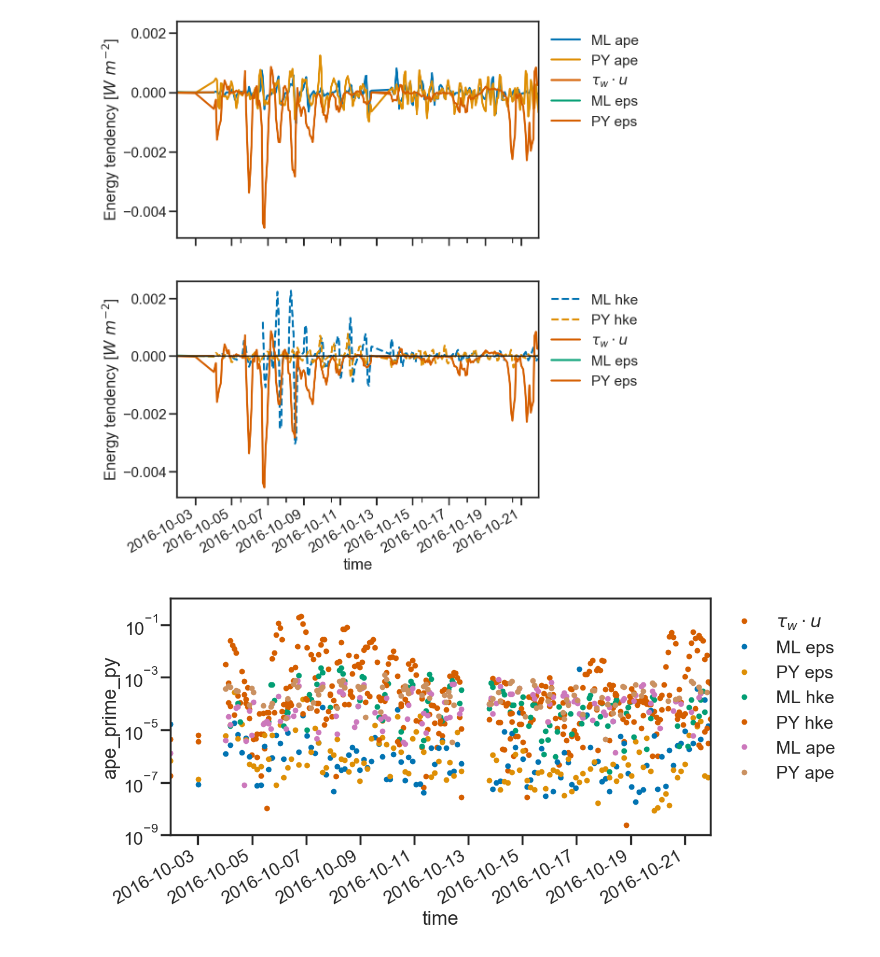
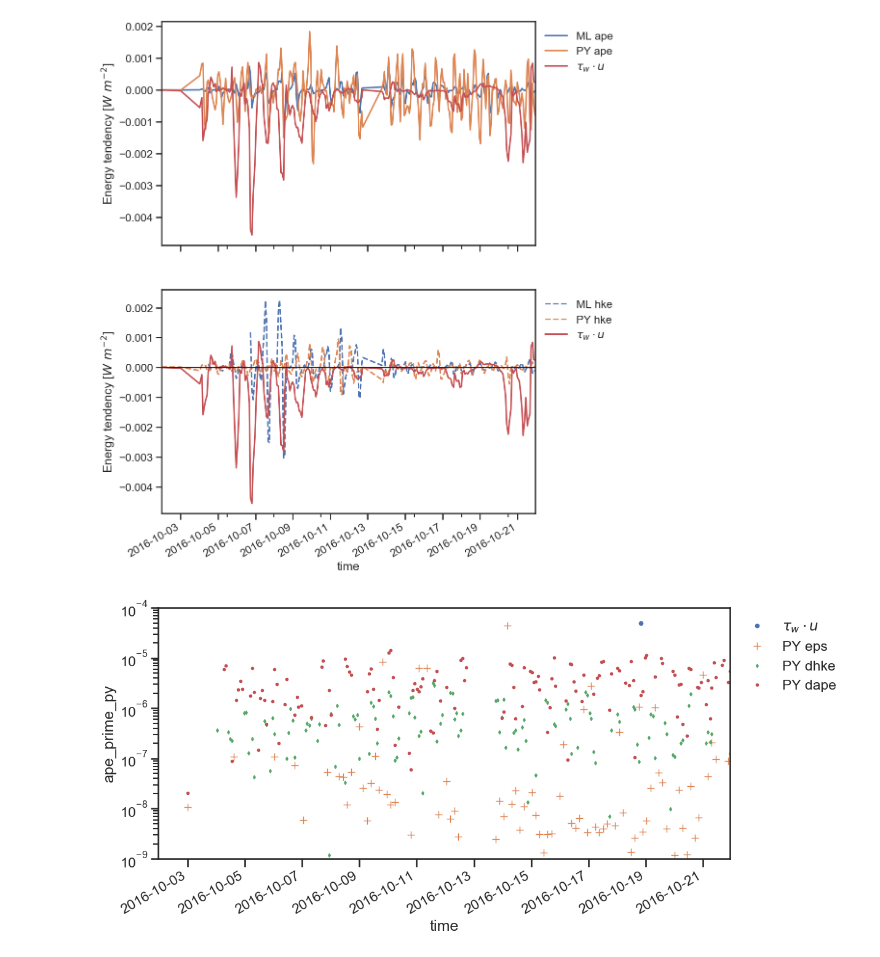
Before and after one commit to sessink/NIW, a Jupyter notebook: notebooks/compute_ape.ipynb, the cells around one changed output. Cells and saved outputs as stored; diff of their text form; code cells hidden in the pictures.

Commit message:
dhke/dt

```diff
--- a/notebooks/compute_ape.ipynb
+++ b/notebooks/compute_ape.ipynb
@@ -38,3 +38,7 @@ sns.set(style='ticks', context='poster', palette='colorblind')
 mpl.rc('figure', dpi=100, figsize=[12, 6])
 mpl.rc('savefig', dpi=500, bbox='tight')
 mpl.rc('legend', frameon=False)
+
+
+sns.set(style="ticks", context="talk")
+# plt.style.use("dark_background")
@@ -41,5 +119,8 @@ mpl.rc('legend', frameon=False)
 # %%
 def qc_velocity(data):
+    '''
+    qc EM velocity measurements based on vertical movement and rotation rate of the float
+    '''
     Wmin = 0.05
     RotPmax = 20
     verrmax = 0.1 # original 0.02
@@ -86,8 +167,9 @@ def integrate_columns(data,lower,upper):
         zmin = data[first_finite(data,0)].z
     else:
         zmin = upper
-    # xr.concat(array/(lower-zmin), dim='time')
-    return xr.concat(array, dim='time')
+    xr.concat(array/(lower-zmin), dim='time')
+#     xr.concat(array, dim='time')
+    return xr.concat(array/(lower-zmin), dim='time')
 # %%
 floatid = '7781a'
 raw = xr.open_dataset(f'../data/xarray/xr_{floatid}.nc')
@@ -116,8 +198,10 @@ cfs = cfs.interp_like(raw, method='linear')
 rho0=raw.rho0.mean()
 g = 9.81
 
-raw['hke'] = 0.5*( (raw.u - raw.u.mean(dim='z'))**2+(raw.u - raw.u.mean(dim='z'))**2 )*rho0
+raw['hke'] = 0.5*( (raw.u - raw.u.mean(dim='z')- raw.u.rolling(time=50).mean())**2+(raw.v - raw.v.mean(dim='z')- raw.v.rolling(time=50).mean())**2*rho0
 raw['ape'] = (raw.rho0-raw.rho0.rolling(time=10).mean(dim='time'))*g*raw.z
+
+
 # raw['emp'] = ('time', interp_in_space(raw, emp).EMP)
 # raw['emp'] = raw.emp/(100*86400)
 # raw['qnet'] = ('time', cfs['Qnet'])
@@ -306,3 +388,5 @@ plt.legend(loc='upper left', bbox_to_anchor=(1, 1), title='Cumulative');
+# %%
+subset = subset.swap_dims({'diff':'time'})
 # %%
 def divby100(df):
     return df/100
@@ -309,40 +399,41 @@ def divby100(df):
 # %%
 f = plt.figure(figsize=(10,15))
 ax = f.add_subplot(2,1,1)
 subset.ape_prime_ml.differentiate('time',datetime_unit='s').plot(label=r'ML ape', ax=ax)
 subset.ape_prime_py.differentiate('time',datetime_unit='s').plot(label=r'PY ape', ax=ax)
 taudotu_series.apply(divby100).plot(color='r',ax=ax,label=r'$\tau_w \cdot u$')
-subset.eps_ml.plot(label=r'ML eps',ax=ax)
-subset.eps_py.plot(label=r'PY eps',ax=ax)
+# subset.eps_ml.plot(label=r'ML eps',ax=ax)
+# subset.eps_py.plot(label=r'PY eps',ax=ax)
 ax.legend(loc='upper left', bbox_to_anchor=(1, 1));
 ax.set_ylabel('Energy tendency [$W~m^{-2}$]');
+# ax.set_ylim(-1,1)
 
 ax = f.add_subplot(2,1,2,sharex=ax)
 subset.hke_prime_ml.differentiate('time',datetime_unit='s').plot(label=r'ML hke',linestyle='dashed', ax=ax)
 subset.hke_prime_py.differentiate('time',datetime_unit='s').plot(label=r'PY hke',linestyle='dashed', ax=ax)
 taudotu_series.apply(divby100).plot(color='r',ax=ax,label=r'$\tau_w \cdot u$')
-subset.eps_ml.plot(label=r'ML eps',ax=ax)
-subset.eps_py.plot(label=r'PY eps',ax=ax)
+# subset.eps_ml.plot(label=r'ML eps',ax=ax)
+# subset.eps_py.plot(label=r'PY eps',ax=ax)
 ax.set_ylabel('Energy tendency [$W~m^{-2}$]');
 
 ax.axhline(0, color='k',lw=2)
 ax.legend(loc='upper left', bbox_to_anchor=(1, 1));
 # %% [output]
-[figure, old version]
+[figure, new version]
 # %%
-taudotu_series.pipe(np.square).plot(color='r',label=r'$\tau_w \cdot u$', marker='.',lw=0)
+taudotu_series.plot(label=r'$\tau_w \cdot u$', marker='.',lw=0)
 
-subset.eps_ml.plot(label=r'ML eps',marker='.',lw=0)
-subset.eps_py.plot(label=r'PY eps',marker='.',lw=0)
+# subset.eps_ml.pipe(np.abs).plot(label=r'ML eps',marker='+',lw=0, ms=8)
+subset.eps_py.pipe(np.abs).plot(label=r'PY eps',marker='+',lw=0, ms=8)
 
-subset.hke_prime_ml.differentiate('time',datetime_unit='s').plot(label=r'ML hke', marker='.',lw=0)
-subset.hke_prime_py.differentiate('time',datetime_unit='s').plot(label=r'PY hke', marker='.',lw=0)
+# subset.hke_prime_ml.differentiate('time',datetime_unit='s').plot(label=r'ML dhke', marker='d',lw=0, ms=3)
+subset.hke_prime_py.differentiate('time',datetime_unit='s').plot(label=r'PY dhke', marker='d',lw=0, ms=3)
 
-subset.ape_prime_ml.differentiate('time',datetime_unit='s').plot(label=r'ML ape', marker='.',lw=0)
-subset.ape_prime_py.differentiate('time',datetime_unit='s').plot(label=r'PY ape', marker='.',lw=0)
+# subset.ape_prime_ml.differentiate('time',datetime_unit='s').plot(label=r'ML dape', marker='o',lw=0, ms=3)
+subset.ape_prime_py.differentiate('time',datetime_unit='s').plot(label=r'PY dape', marker='o',lw=0, ms=3)
 
-plt.ylim(1e-9,1e0)
+plt.ylim(1e-9,1e-4)
 plt.yscale('log')
 plt.legend(loc='upper left', bbox_to_anchor=(1, 1));
 # %% [output]
-[figure, old version]
+[figure, new version]
```
Also changed, not shown: parts of 11 cells of this notebook.
